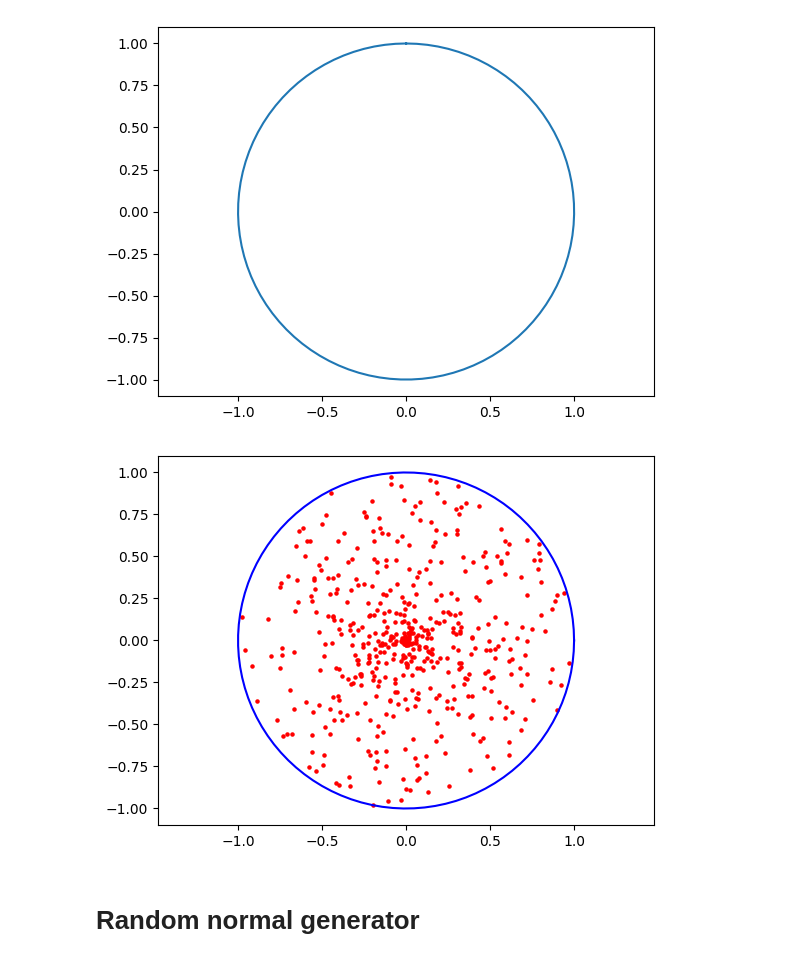
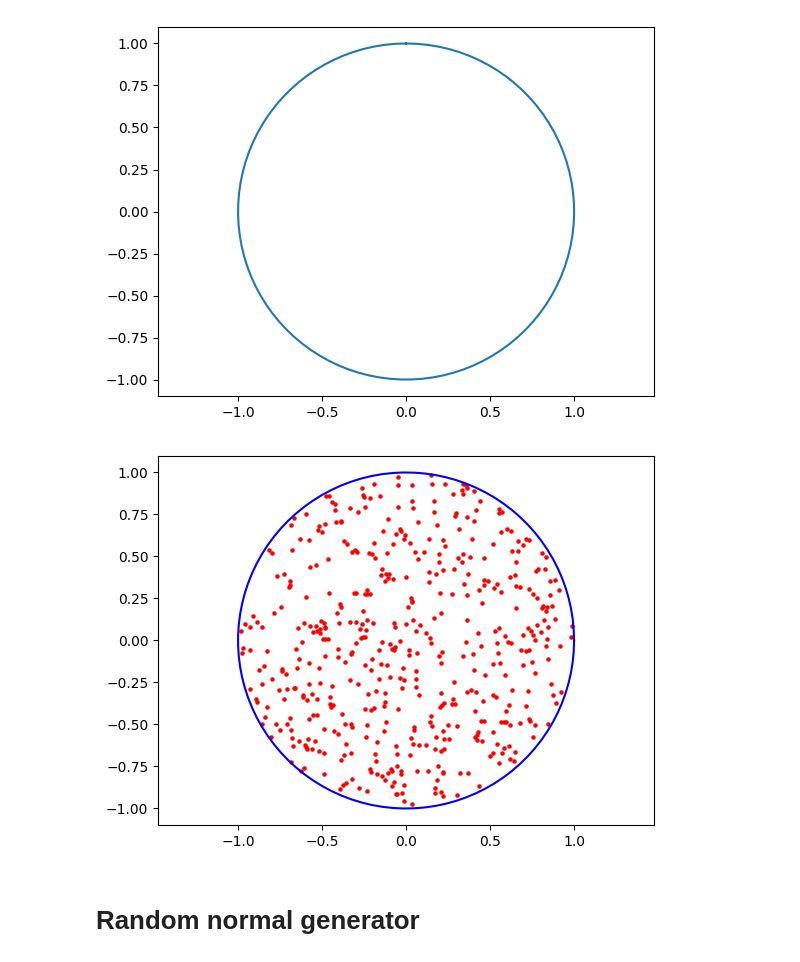
Before and after one commit to VekhovIO/StatPrac, a Jupyter notebook: "3_random_ipynb".ipynb, the cells around one changed output. Cells and saved outputs as stored; diff of their text form; code cells hidden in the pictures.

```diff
--- a/"3_random_ipynb".ipynb
+++ b/"3_random_ipynb".ipynb
@@ -517,26 +516,26 @@ plt.show()
 # %%
 # Your code here
 import numpy as np
 import matplotlib.pyplot as plt
 
 # Генерируем случайные радиусы и углы для точек
-r = np.random.uniform(0, 1, 500)
+r = np.sqrt(np.random.uniform(0, 1, 500))
 theta = np.random.uniform(0, 2*np.pi, 500)
 
 # Вычисляем координаты точек на основе радиусов и углов
 x = r * np.cos(theta)
 y = r * np.sin(theta)
 
 fig = plt.figure()
 
 plt.scatter(x, y, color='red', s=5)
 theta = np.linspace(0, 2 * np.pi, 100)
 plt.plot(np.cos(theta), np.sin(theta), color='blue')
 
 plt.axis('equal')
 plt.show()
 # %% [output]
-[figure, old version]
+[figure, new version]
 # %% [markdown]
 # Random normal generator
 # %% [markdown]
```
Also changed, not shown: parts of 3 cells of this notebook.
